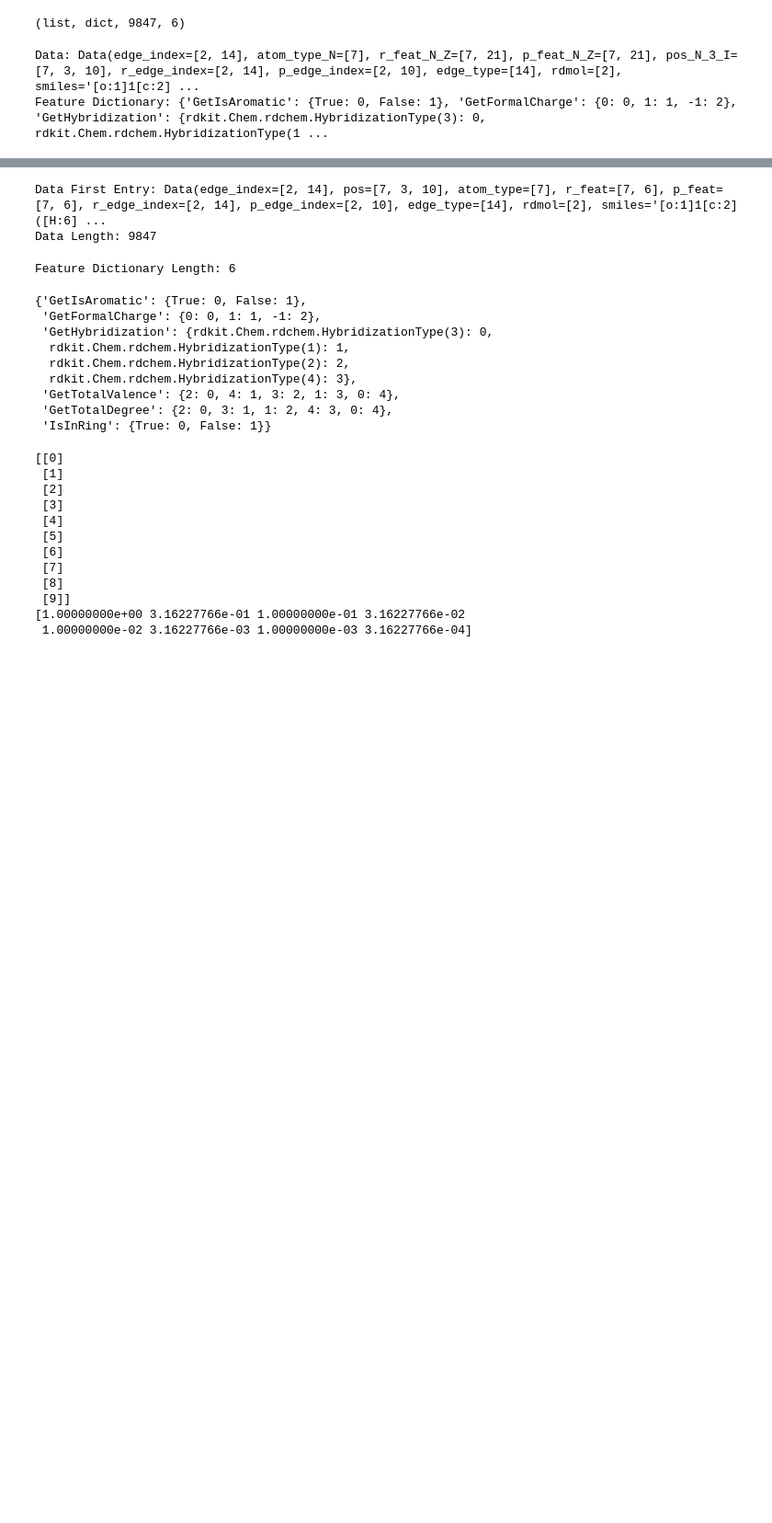
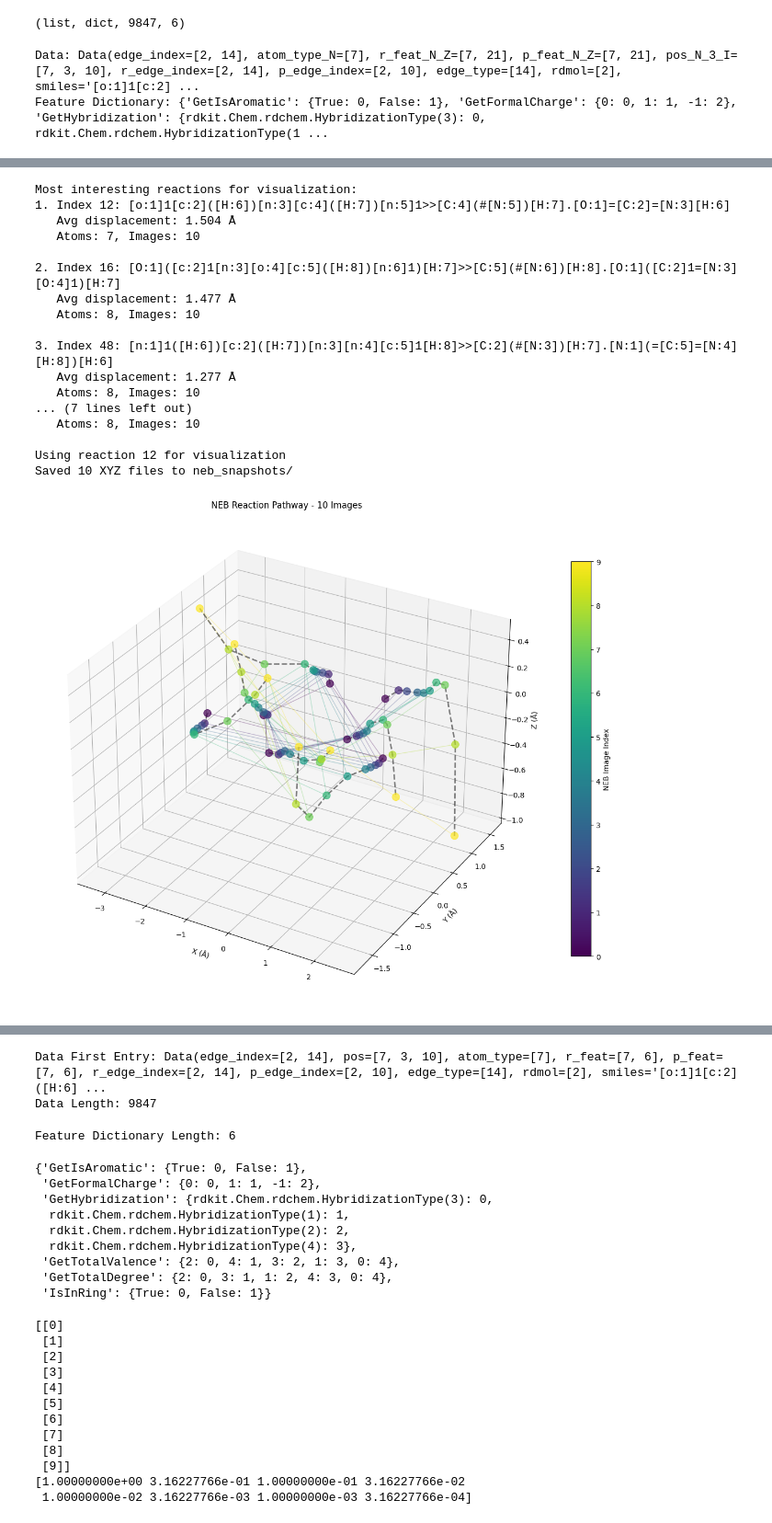
Before and after one commit to astro-stevie/goflow-mt, a Jupyter notebook: data/T1X/dataloader.ipynb, the cells around one changed output, grey strips where cells are left out. Shown at 92% size. Cells and saved outputs as stored; diff of their text form; code cells hidden in the pictures; blank space fills up the shorter version.

```diff
--- a/data/T1X/dataloader.ipynb
+++ b/data/T1X/dataloader.ipynb
@@ -33,0 +243,76 @@ Neb images: tensor([[-0.9828, -0.9698, -0.9605, -0.9390, -0.9109, -0.8803, -0.85
+# %%
+def find_interesting_reaction(data, min_displacement=0.5):
+    """
+    Find reactions with significant atomic movement for better visualization
+    """
+    interesting_reactions = []
+
+    for idx, reaction in enumerate(data[:100]):  # Check first 100
+        if hasattr(reaction, 'pos_N_3_I'):
+            pos = reaction.pos_N_3_I.numpy()
+            num_atoms, _, num_images = pos.shape
+
+            # Calculate total displacement for each atom
+            total_displacement = 0
+            for atom_idx in range(num_atoms):
+                start_pos = pos[atom_idx, :, 0]
+                end_pos = pos[atom_idx, :, -1]
+                displacement = np.linalg.norm(end_pos - start_pos)
+                total_displacement += displacement
+
+            avg_displacement = total_displacement / num_atoms
+
+            if avg_displacement > min_displacement:
+                interesting_reactions.append({
+                    'idx': idx,
+                    'smiles': reaction.smiles,
+                    'avg_displacement': avg_displacement,
+                    'num_atoms': num_atoms,
+                    'num_images': num_images
+                })
+
+    # Sort by displacement
+    interesting_reactions.sort(key=lambda x: x['avg_displacement'], reverse=True)
+
+    print("Most interesting reactions for visualization:")
+    for i, rxn in enumerate(interesting_reactions[:5]):
+        print(f"{i+1}. Index {rxn['idx']}: {rxn['smiles']}")
+        print(f"   Avg displacement: {rxn['avg_displacement']:.3f} Å")
+        print(f"   Atoms: {rxn['num_atoms']}, Images: {rxn['num_images']}")
+        print()
+
+    return interesting_reactions
+
+# Find good reactions for visualization
+interesting = find_interesting_reaction(data)
+
+# Use the most interesting one
+if interesting:
+    best_idx = interesting[0]['idx']
+    print(f"Using reaction {best_idx} for visualization")
+    reaction_data = data[best_idx]
+    neb_images = reaction_data.pos_N_3_I.numpy().transpose(2, 0, 1)
+
+    # Create all visualizations
+    fig, ax = plot_neb_trajectory_3d(neb_images)
+    save_individual_neb_images(neb_images, reaction_data)
+    anim = create_neb_animation(neb_images)
+# %% [output]
+Most interesting reactions for visualization:
+1. Index 12: [o:1]1[c:2]([H:6])[n:3][c:4]([H:7])[n:5]1>>[C:4](#[N:5])[H:7].[O:1]=[C:2]=[N:3][H:6]
+   Avg displacement: 1.504 Å
+   Atoms: 7, Images: 10
+
+2. Index 16: [O:1]([c:2]1[n:3][o:4][c:5]([H:8])[n:6]1)[H:7]>>[C:5](#[N:6])[H:8].[O:1]([C:2]1=[N:3][O:4]1)[H:7]
+   Avg displacement: 1.477 Å
+   Atoms: 8, Images: 10
+
+3. Index 48: [n:1]1([H:6])[c:2]([H:7])[n:3][n:4][c:5]1[H:8]>>[C:2](#[N:3])[H:7].[N:1](=[C:5]=[N:4][H:8])[H:6]
+   Avg displacement: 1.277 Å
+   Atoms: 8, Images: 10
+... (7 lines left out)
+   Atoms: 8, Images: 10
+
+Using reaction 12 for visualization
+Saved 10 XYZ files to neb_snapshots/
+[figure, added]
```
Also changed, not shown: parts of 10 cells of this notebook, 3 other files.
